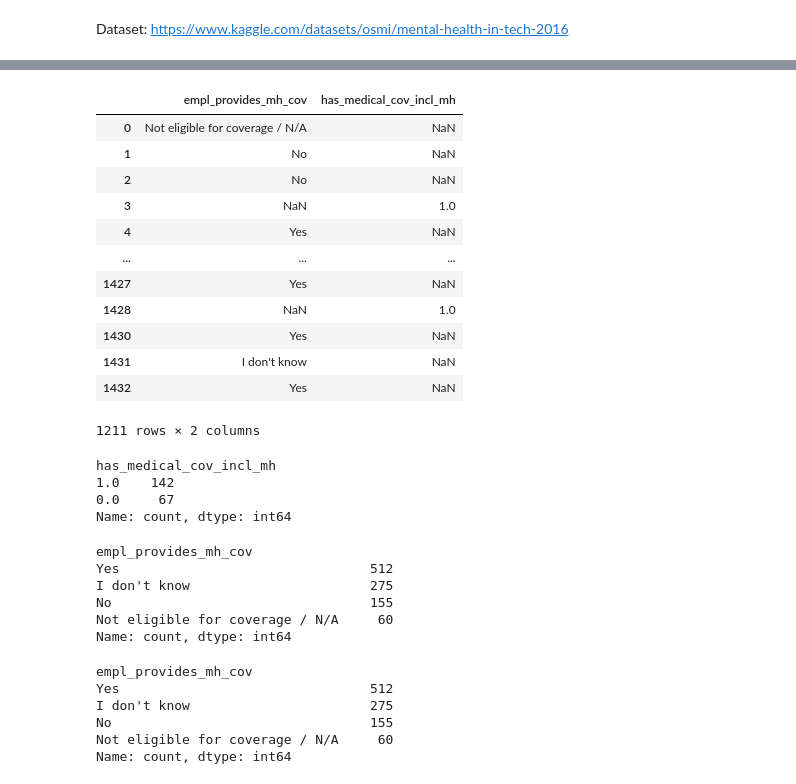
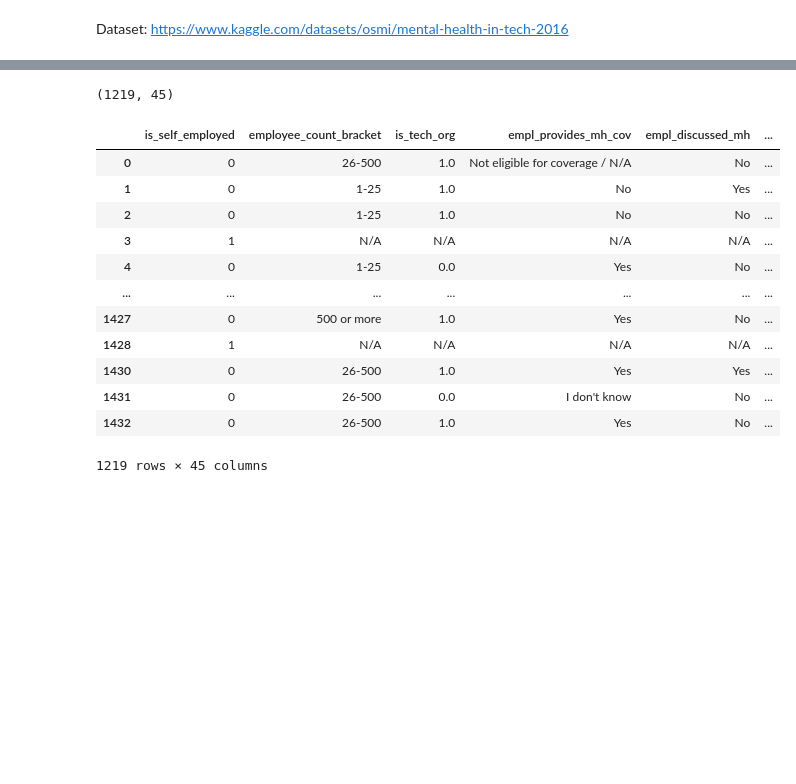
Before and after one commit to kasvoy/KaggleLearning, a Jupyter notebook: mental_health/mental_health.ipynb, the cells around one changed output, grey strips where cells are left out. Cells and saved outputs as stored; diff of their text form; code cells hidden in the pictures; blank space fills up the shorter version.

Commit message:
clean up mostly complete

```diff
--- a/mental_health/mental_health.ipynb
+++ b/mental_health/mental_health.ipynb
@@ -161,0 +154,11 @@ df.drop('role_is_IT', axis='columns', inplace=True)
+# %%
+#dropping column with clear majority missing values
+
+df.drop(['knowsof_mh_resources', 'if_diag_would_reveal_toclients/bn_contacts', 'if_reveal_diag_toclient_didthis_impact_neg', 'if_diag_would_reveal_tocoworkers/employees', 'if_reveal_diag_tocoworker_didthis_impact_neg',
+         'productivity_isaffected_by_mh','percentage_worktime_affected_by_mh'], axis='columns', inplace=True)
+
+#dropping non-professional and self-diagnoses - 1. because mostly are missing anyway and 2. self diagnoses can are very innaccurate
+df.drop(['diagnoses_notprof', 'conditions_suspected'], axis='columns', inplace=True)
+# %%
+#filling in the 3 remaining with male - safest bet as the overwhelming smajority of the respondents are male
+df.loc[pd.isna(df['sex']), 'sex'] = df.loc[pd.isna(df['sex']), 'sex'].fillna('MALE')
@@ -161,0 +173,10 @@ df.drop('role_is_IT', axis='columns', inplace=True)
+# %%
+df.loc[pd.isna(df['observed_badly_handled_response_to_mh_inworkplace'])] = df.loc[pd.isna(df['observed_badly_handled_response_to_mh_inworkplace'])].fillna("Maybe/Not sure")
+# %%
+empl_cov_yes_filt = (pd.isna(df['has_medical_cov_incl_mh'])) & (df['empl_provides_mh_cov'] == 'Yes')
+
+#Filling in the missing values for medical coverage - if the employer provides it, means they have it
+#df.loc[empl_cov_yes_filt, "has_medical_cov_incl_mh" ] = df.loc[empl_cov_yes_filt, "has_medical_cov_incl_mh" ].fillna(1.0)
+
+#dropping med coverage for now and remaining missing val columns- even with the above commented out step, we still end up with almost 500 missing values
+df.drop(['has_medical_cov_incl_mh', 'knows_mh_cov_options', 'observed_madethem_notwantto_talk_about_mh'], axis='columns', inplace=True)
@@ -162,42 +203,20 @@ df.drop('role_is_IT', axis='columns', inplace=True)
+# %%
+df.shape
+# %% [output]
+(1219, 45)
 # %%
-df[['empl_provides_mh_cov', 'has_medical_cov_incl_mh']]
+df
 # %% [output]
-|  | empl_provides_mh_cov | has_medical_cov_incl_mh |
-| 0 | Not eligible for coverage / N/A | NaN |
-| 1 | No | NaN |
-| 2 | No | NaN |
-| 3 | NaN | 1.0 |
-| 4 | Yes | NaN |
-| ... | ... | ... |
-| 1427 | Yes | NaN |
-| 1428 | NaN | 1.0 |
-| 1430 | Yes | NaN |
-| 1431 | I don't know | NaN |
-| 1432 | Yes | NaN |
+|  | is_self_employed | employee_count_bracket | is_tech_org | empl_provides_mh_cov | empl_discussed_mh | ... |
+| 0 | 0 | 26-500 | 1.0 | Not eligible for coverage / N/A | No | ... |
+| 1 | 0 | 1-25 | 1.0 | No | Yes | ... |
+| 2 | 0 | 1-25 | 1.0 | No | No | ... |
+| 3 | 1 | N/A | N/A | N/A | N/A | ... |
+| 4 | 0 | 1-25 | 0.0 | Yes | No | ... |
+| ... | ... | ... | ... | ... | ... | ... |
+| 1427 | 0 | 500 or more | 1.0 | Yes | No | ... |
+| 1428 | 1 | N/A | N/A | N/A | N/A | ... |
+| 1430 | 0 | 26-500 | 1.0 | Yes | Yes | ... |
+| 1431 | 0 | 26-500 | 0.0 | I don't know | No | ... |
+| 1432 | 0 | 26-500 | 1.0 | Yes | No | ... |
-1211 rows × 2 columns
+1219 rows × 45 columns
-# %%
-#Most respondents with missing values for employer coverage
-df.loc[pd.isna(df['empl_provides_mh_cov'])]['has_medical_cov_incl_mh'].value_counts()
-# %% [output]
-has_medical_cov_incl_mh
-1.0    142
-0.0     67
-Name: count, dtype: int64
-# %%
-df.loc[pd.isna(df['has_medical_cov_incl_mh'])]['empl_provides_mh_cov'].value_counts()
-# %% [output]
-empl_provides_mh_cov
-Yes                                512
-I don't know                       275
-No                                 155
-Not eligible for coverage / N/A     60
-Name: count, dtype: int64
-# %%
-df.loc[(df['has_medical_cov_incl_mh'] == 0) | (pd.isna(df['has_medical_cov_incl_mh']))]['empl_provides_mh_cov'].value_counts()
-# %% [output]
-empl_provides_mh_cov
-Yes                                512
-I don't know                       275
-No                                 155
-Not eligible for coverage / N/A     60
-Name: count, dtype: int64
```
Also changed, not shown: parts of 26 cells of this notebook.
